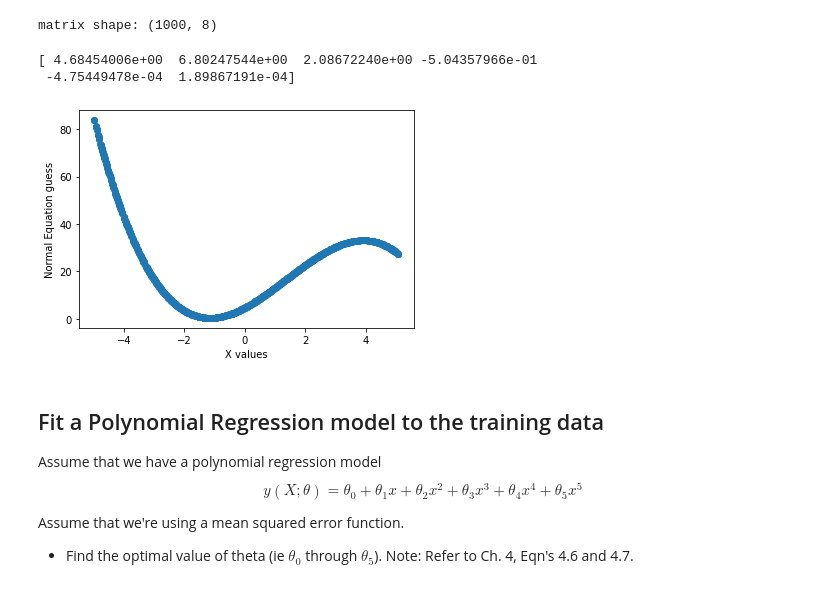
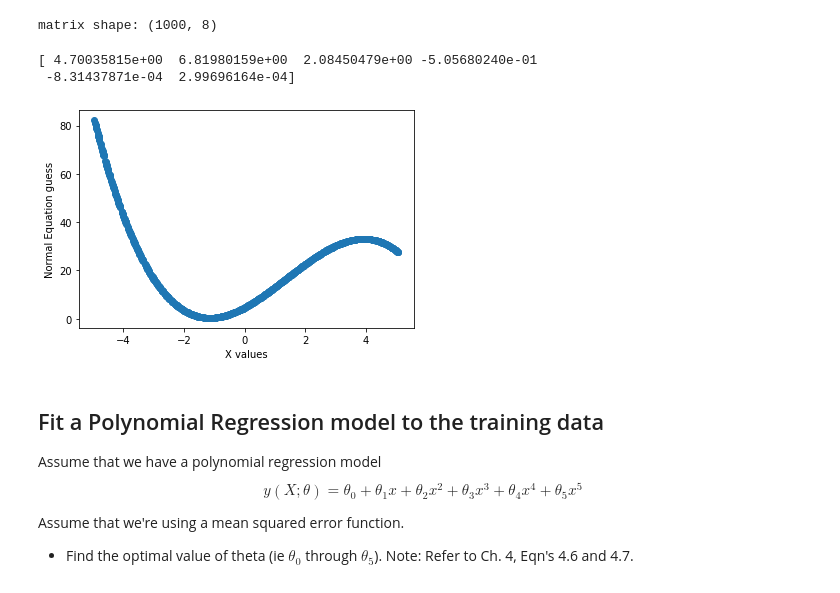
Before and after one commit to Treadder/MachineLearningHomework, a Jupyter notebook: Homework/Project4/Project _4.ipynb, the cells around one changed output. Cells and saved outputs as stored; diff of their text form; code cells hidden in the pictures.

```diff
--- a/Homework/Project4/Project _4.ipynb
+++ b/Homework/Project4/Project _4.ipynb
@@ -65,22 +69,22 @@ print("matrix shape: " + str(np.shape(matrix)))
 matrix shape: (1000, 8)
 # %%
 #testing normal equation:
-powers = matrix[:,2:len(matrix)-2]
+powers = matrix[:,2:len(matrix[0] - 1)]
 theta_best = np.linalg.inv(np.transpose(powers).dot(powers)).dot(np.transpose(powers)).dot(matrix[:,1])
 print(theta_best)
 
 guesses = np.zeros(len(powers))
 for i in range(0, len(powers)):
     guesses[i] = theta_best.dot(powers[i])
 
 normal_test = plt.scatter(matrix[:,0], guesses)
 plt.xlabel("X values")
 plt.ylabel("Normal Equation guess")
 plt.show(normal_test)
 # %% [output]
-[ 4.68454006e+00  6.80247544e+00  2.08672240e+00 -5.04357966e-01
- -4.75449478e-04  1.89867191e-04]
+[ 4.70035815e+00  6.81980159e+00  2.08450479e+00 -5.05680240e-01
+ -8.31437871e-04  2.99696164e-04]
-[figure, old version]
+[figure, new version]
 # %% [markdown]
 ## Fit a Polynomial Regression model to the training data
 Assume that we have a polynomial regression model
```
Also changed, not shown: parts of 7 cells of this notebook.
